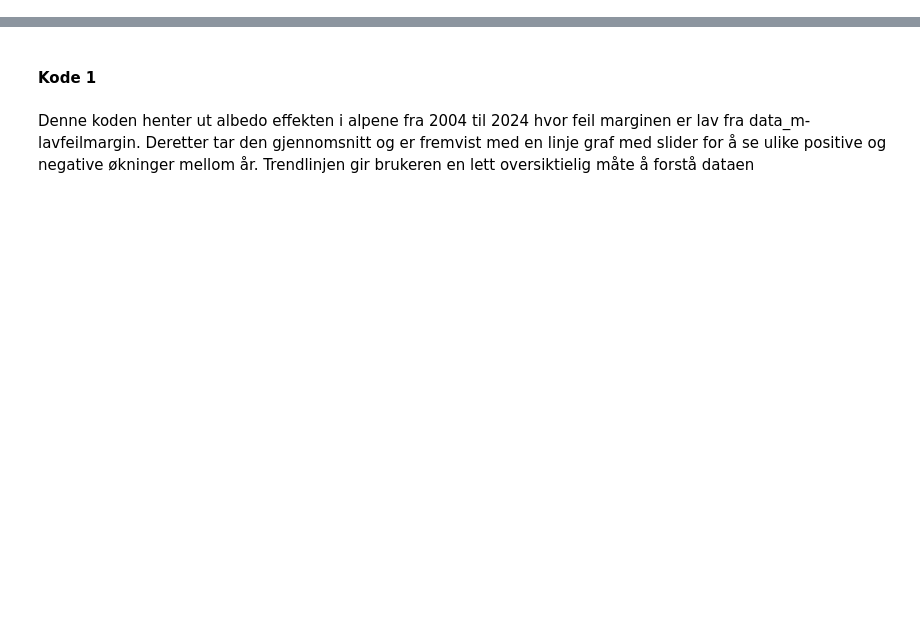
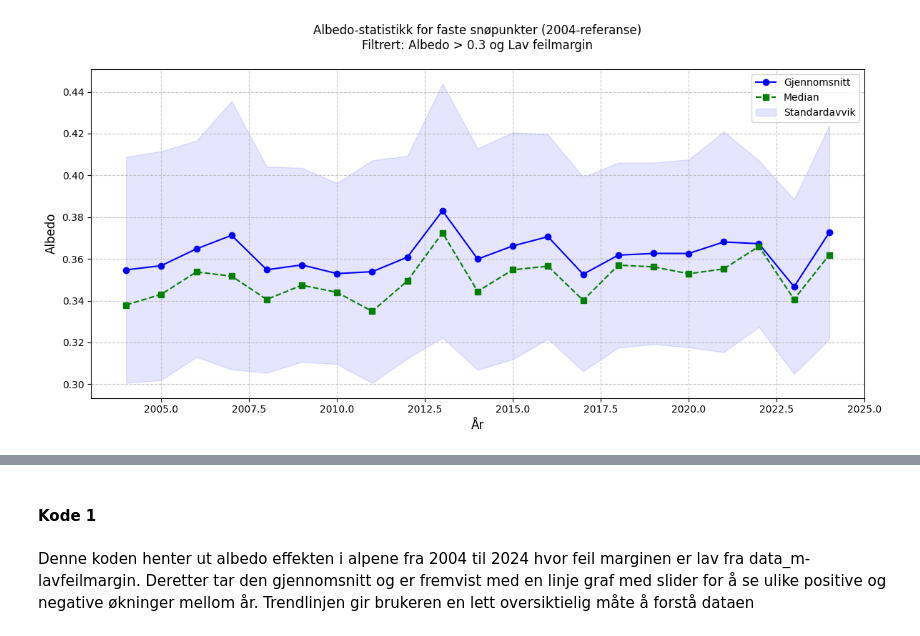
Before and after one commit to matssgulbrandsen/TDT4114-Prosjekt, a Jupyter notebook: notebooks/Oppgave 5_albedo_effekt .ipynb, the cells around one changed output, grey strips where cells are left out. Saved outputs shown, nothing was run; the diff lists cells and outputs as text; code cells hidden in the pictures; blank space fills up the shorter version.

```diff
--- a/notebooks/Oppgave 5_albedo_effekt .ipynb
+++ b/notebooks/Oppgave 5_albedo_effekt .ipynb
@@ -3,0 +79,12 @@
+# %%
+import sys
+sys.path.append('../src')
+
+from albedo_effekt.datavisualisering import Visualisering
+from albedo_effekt.dataanalyse import statistikk_albedo
+
+v = Visualisering()
+albedo_matrise, årstall, gjennomsnitt, median, std = statistikk_albedo(print_matrise=False)
+v.statistikk_faste_referansepunkter_visualisering(årstall, gjennomsnitt, median, std)
+# %% [output]
+[figure, added]
```
Also changed, not shown: parts of 10 cells of this notebook.
